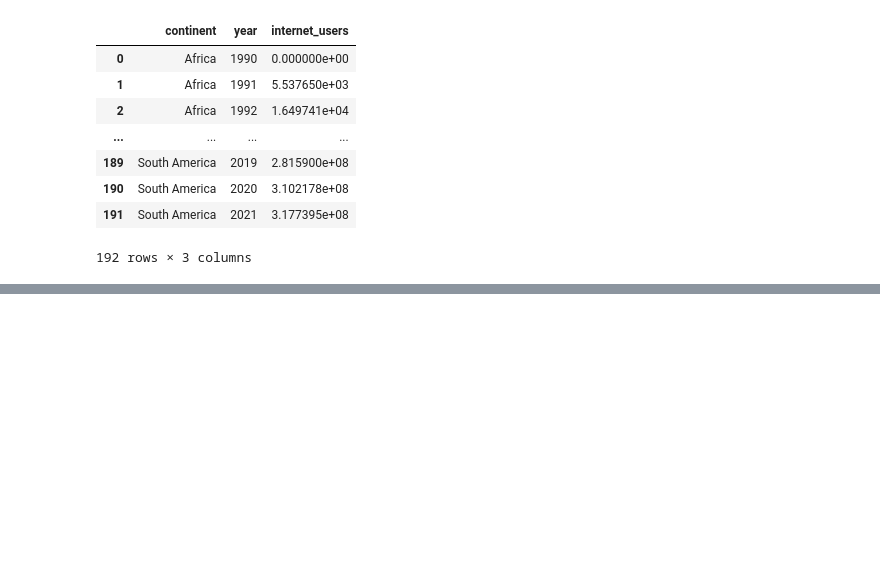
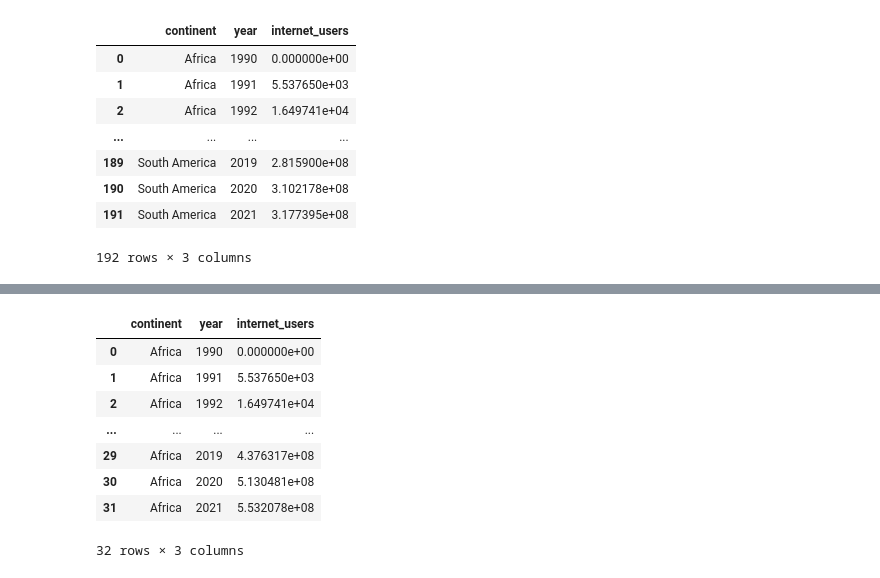
Before and after one commit to DavidZD5/Mineria-de-datos, a Jupyter notebook: world_connected_project.ipynb, the cells around one changed output, grey strips where cells are left out. Cells and saved outputs as stored; diff of their text form; code cells hidden in the pictures; blank space fills up the shorter version.

```diff
--- a/world_connected_project.ipynb
+++ b/world_connected_project.ipynb
@@ -244,0 +293,13 @@ internet_users_by_continent
+# %%
+internet_users_by_continent_africa = internet_users_by_continent[internet_users_by_continent['continent'] == 'Africa']
+internet_users_by_continent_africa
+# %% [output]
+|  | continent | year | internet_users |
+| 0 | Africa | 1990 | 0.000000e+00 |
+| 1 | Africa | 1991 | 5.537650e+03 |
+| 2 | Africa | 1992 | 1.649741e+04 |
+| ... | ... | ... | ... |
+| 29 | Africa | 2019 | 4.376317e+08 |
+| 30 | Africa | 2020 | 5.130481e+08 |
+| 31 | Africa | 2021 | 5.532078e+08 |
+32 rows × 3 columns
```
Also changed, not shown: parts of 12 cells of this notebook.
